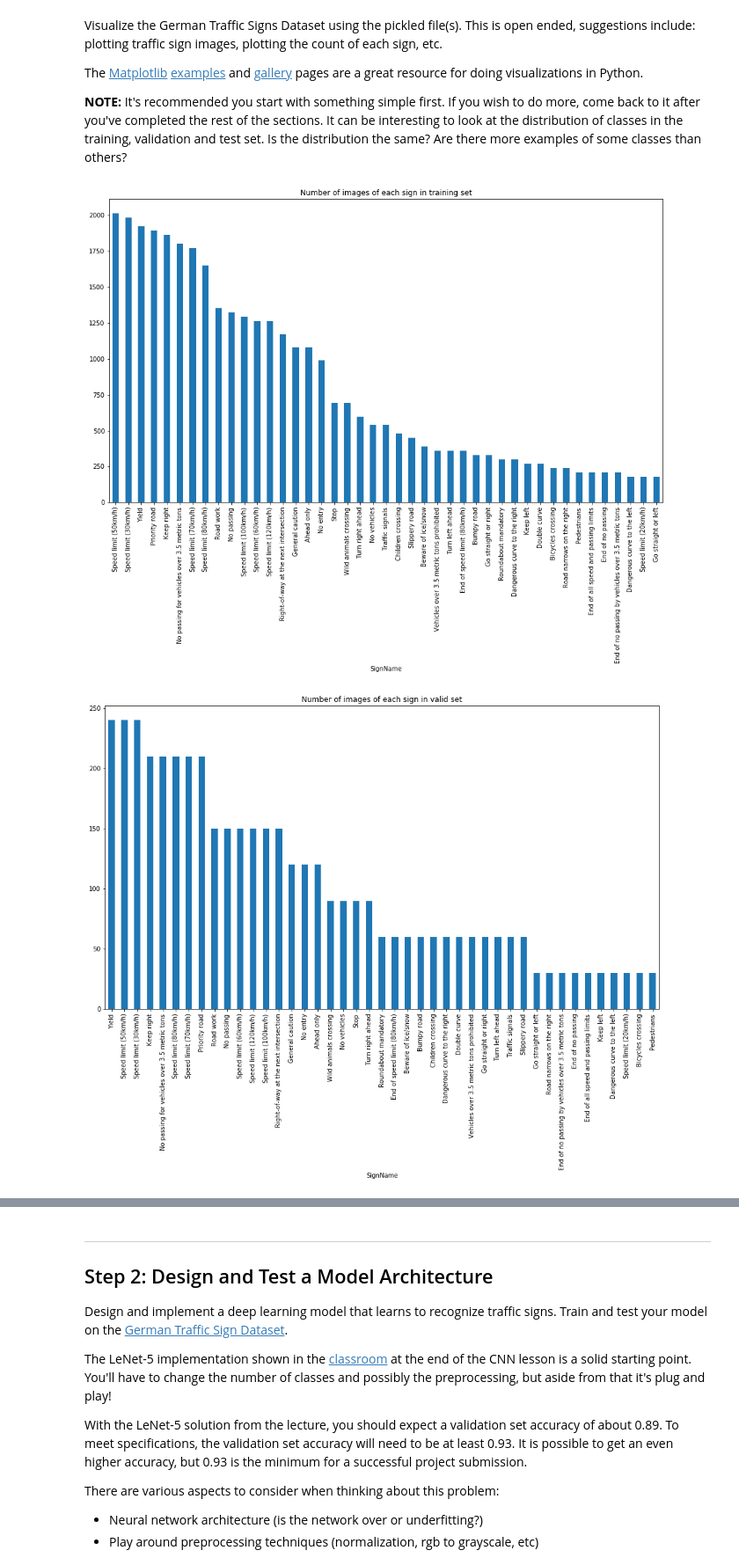
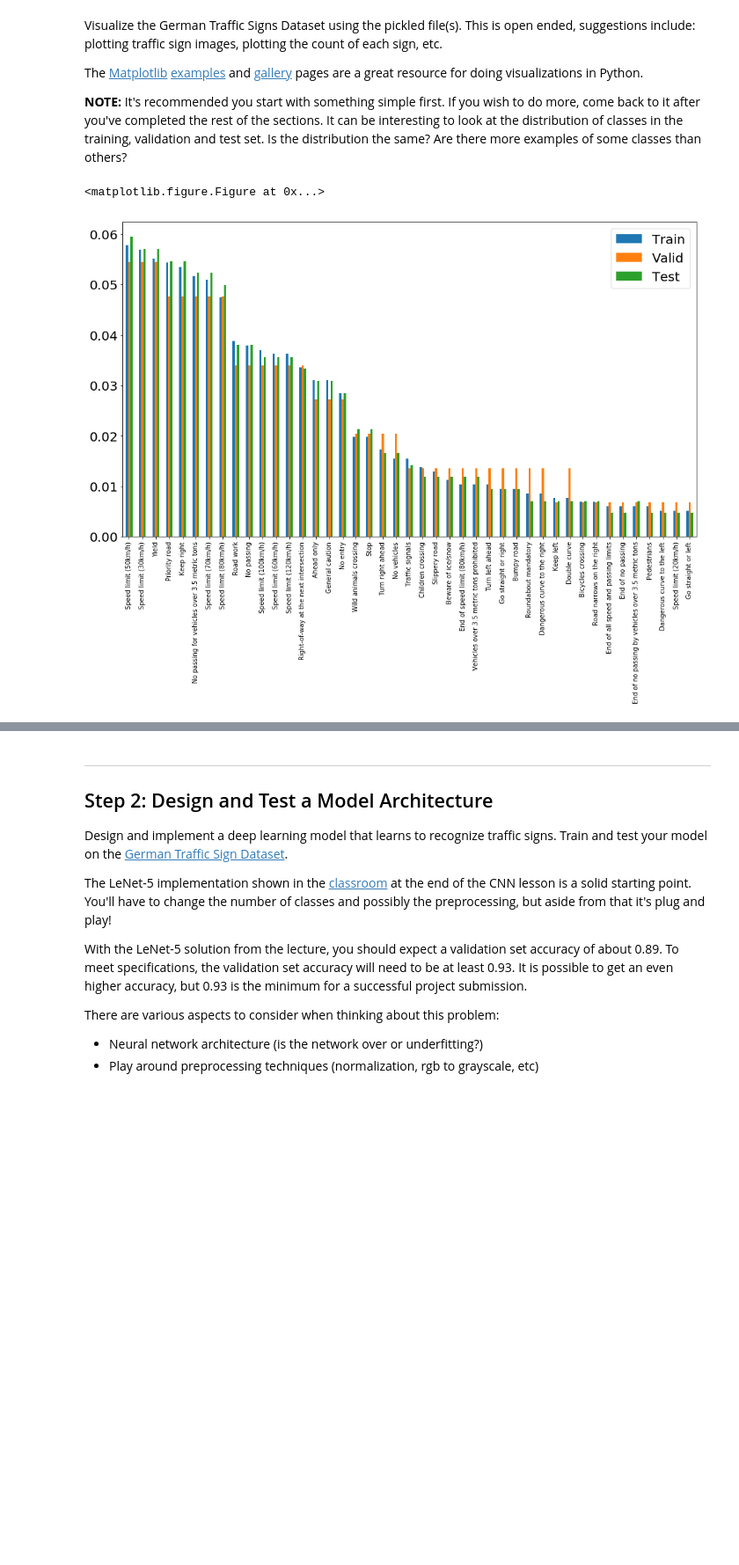
Before and after one commit to xingliuUT/CarND-Traffic-Sign-Classifier-Project, a Jupyter notebook: Traffic_Sign_Classifier.ipynb, the cells around one changed output, grey strips where cells are left out. Shown at 88% size. Drawn from its saved outputs; the diff is of its cells as text; code cells hidden in the pictures; blank space fills up the shorter version.

```diff
--- a/Traffic_Sign_Classifier.ipynb
+++ b/Traffic_Sign_Classifier.ipynb
@@ -98,20 +98,3 @@ The [Matplotlib](http://matplotlib.org/) [examples](http://matplotlib.org/exampl
 import pandas as pd
 sign_names = pd.read_csv('signnames.csv')
 sign_names['SignName'] = sign_names['SignName'].astype(str)
-# %%
-import matplotlib.pyplot as plt
-# Visualizations will be shown in the notebook.
-%matplotlib inline
-def signNameHist(y_data, title_str):
-    y_df = pd.DataFrame(y_data, columns = ['ClassId'])\
-                        .merge(sign_names, how = 'left')
-    plt.figure(figsize = (16,9))
-    y_df.groupby('SignName')\
-        .size()\
-        .sort_values(ascending = False)\
-        .plot.bar(title = title_str)
-signNameHist(y_train, 'Number of images of each sign in training set')
-signNameHist(y_valid, 'Number of images of each sign in valid set')
-# %% [output]
-[figure, removed]
-[figure, removed]
@@ -118,3 +108,29 @@ signNameHist(y_valid, 'Number of images of each sign in valid set')
+# %%
+def signNameDF(y_data):
+    y_df = pd.DataFrame(y_data, columns = ['ClassId'])\
+                        .merge(sign_names, how = 'left')
+    y_out = y_df.groupby('SignName')\
+                .size()\
+                /float(len(y_data))
+    return y_out
+
+y_train_count = signNameDF(y_train)
+y_valid_count = signNameDF(y_valid)
+y_test_count = signNameDF(y_test)
+y_full_count = pd.concat([y_train_count, y_valid_count, y_test_count], axis = 1)\
+                 .rename(columns={0:'Train',1:'Valid',2:'Test'})\
+                 .sort_values(by = 'Train', ascending = False)
+
+plt.rcParams['figure.figsize'] = (16, 9)
+plt.figure()
+y_full_count.plot.bar()
+plt.legend(loc=1, prop={'size': 20})
+plt.tick_params(axis='y', which='major', labelsize=20)
+plt.xlabel('')
+plt.savefig(img_output_dir + 'hist_full.png', format = 'png')
+# %% [output]
+<matplotlib.figure.Figure at 0x...>
+[figure, added]
 # %%
 ### Data exploration visualization code goes here.
 ### Feel free to use as many code cells as needed.
```
Also changed, not shown: parts of 9 cells of this notebook.
